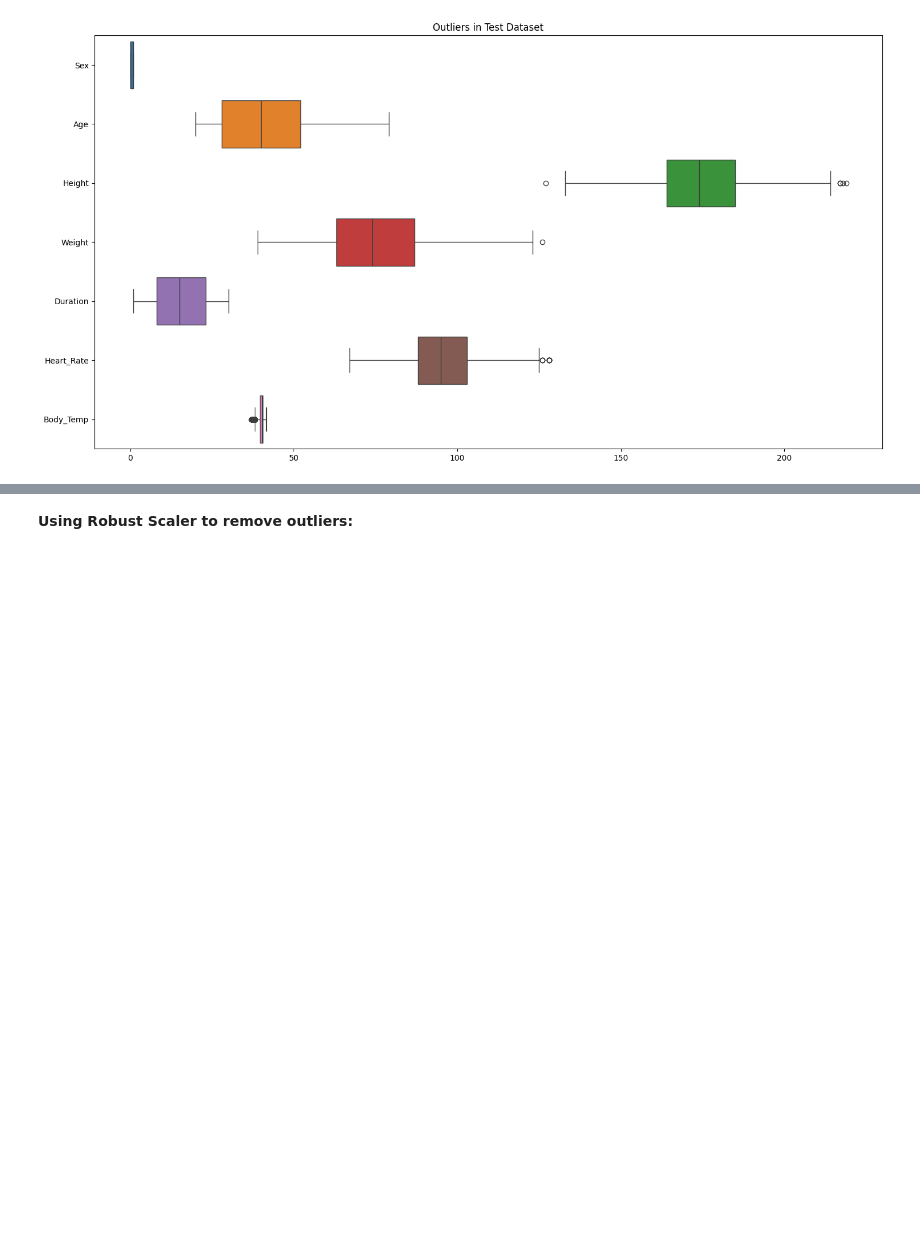
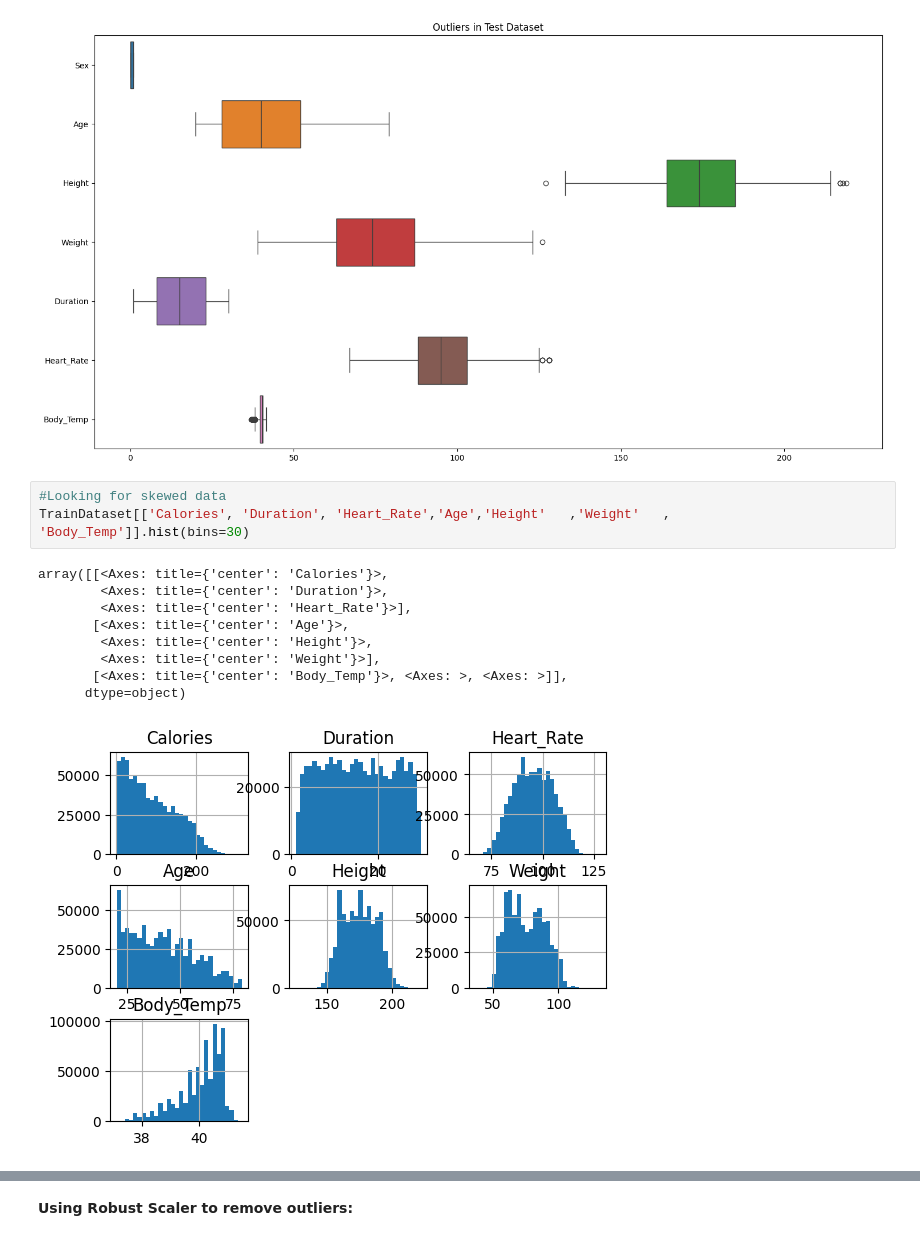
Before and after one commit to LoganBernthall/ML, a Jupyter notebook: Kaggle/Kaggle - Predict Calorie Expenditure/Kaggle - Predict Calorie Expenditure.ipynb, the cells around one changed output, grey strips where cells are left out. Saved outputs shown, nothing was run; the diff lists cells and outputs as text; blank space fills up the shorter version.

```diff
--- a/Kaggle/Kaggle - Predict Calorie Expenditure/Kaggle - Predict Calorie Expenditure.ipynb
+++ b/Kaggle/Kaggle - Predict Calorie Expenditure/Kaggle - Predict Calorie Expenditure.ipynb
@@ -205,3 +207,16 @@ plt.tight_layout()
 plt.show()
 # %% [output]
 [figure]
+# %%
+#Looking for skewed data
+TrainDataset[['Calories', 'Duration', 'Heart_Rate','Age','Height'	,'Weight'	, 'Body_Temp']].hist(bins=30)
+# %% [output]
+array([[<Axes: title={'center': 'Calories'}>,
+        <Axes: title={'center': 'Duration'}>,
+        <Axes: title={'center': 'Heart_Rate'}>],
+       [<Axes: title={'center': 'Age'}>,
+        <Axes: title={'center': 'Height'}>,
+        <Axes: title={'center': 'Weight'}>],
+       [<Axes: title={'center': 'Body_Temp'}>, <Axes: >, <Axes: >]],
+      dtype=object)
+[figure, added]
```
Also changed, not shown: parts of 9 cells of this notebook.
